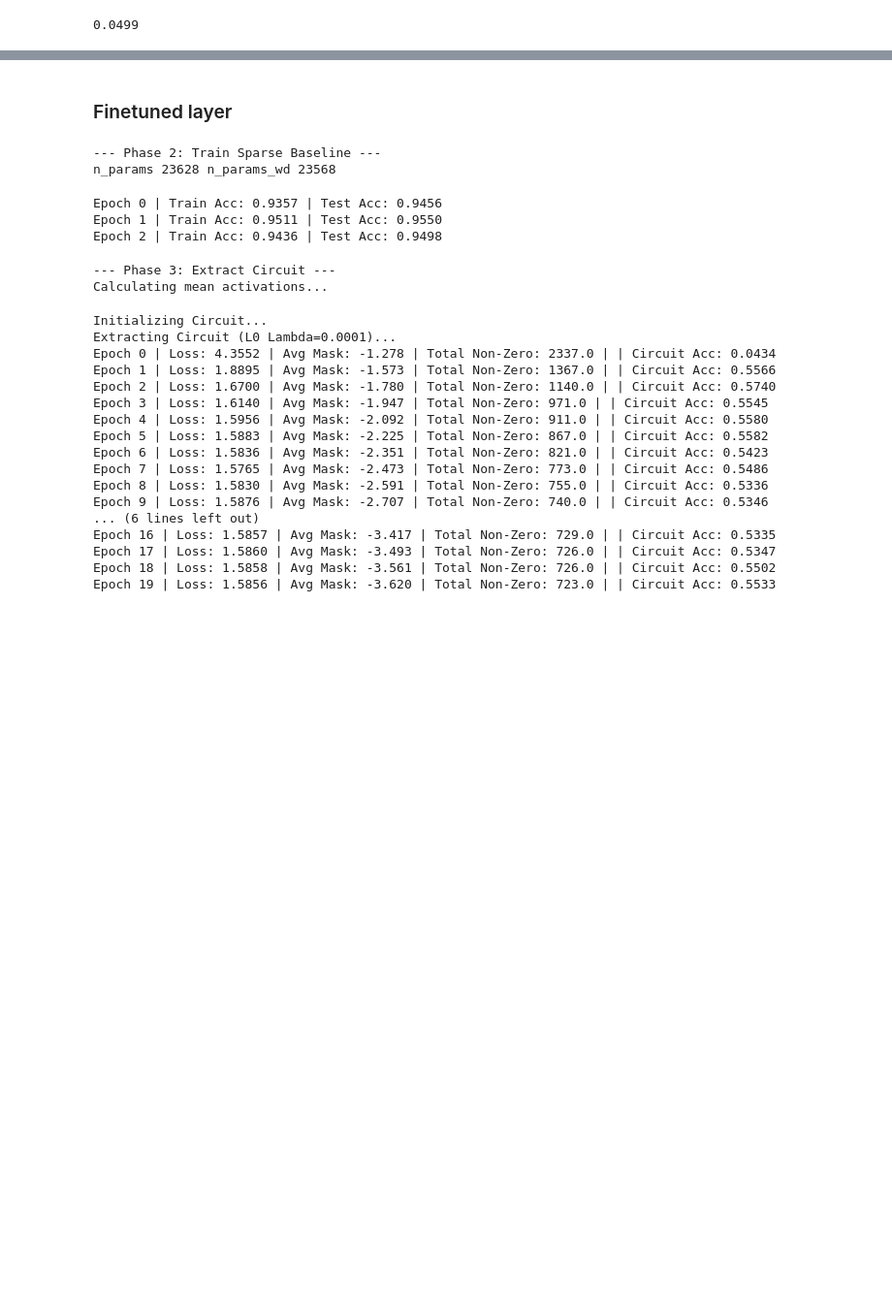
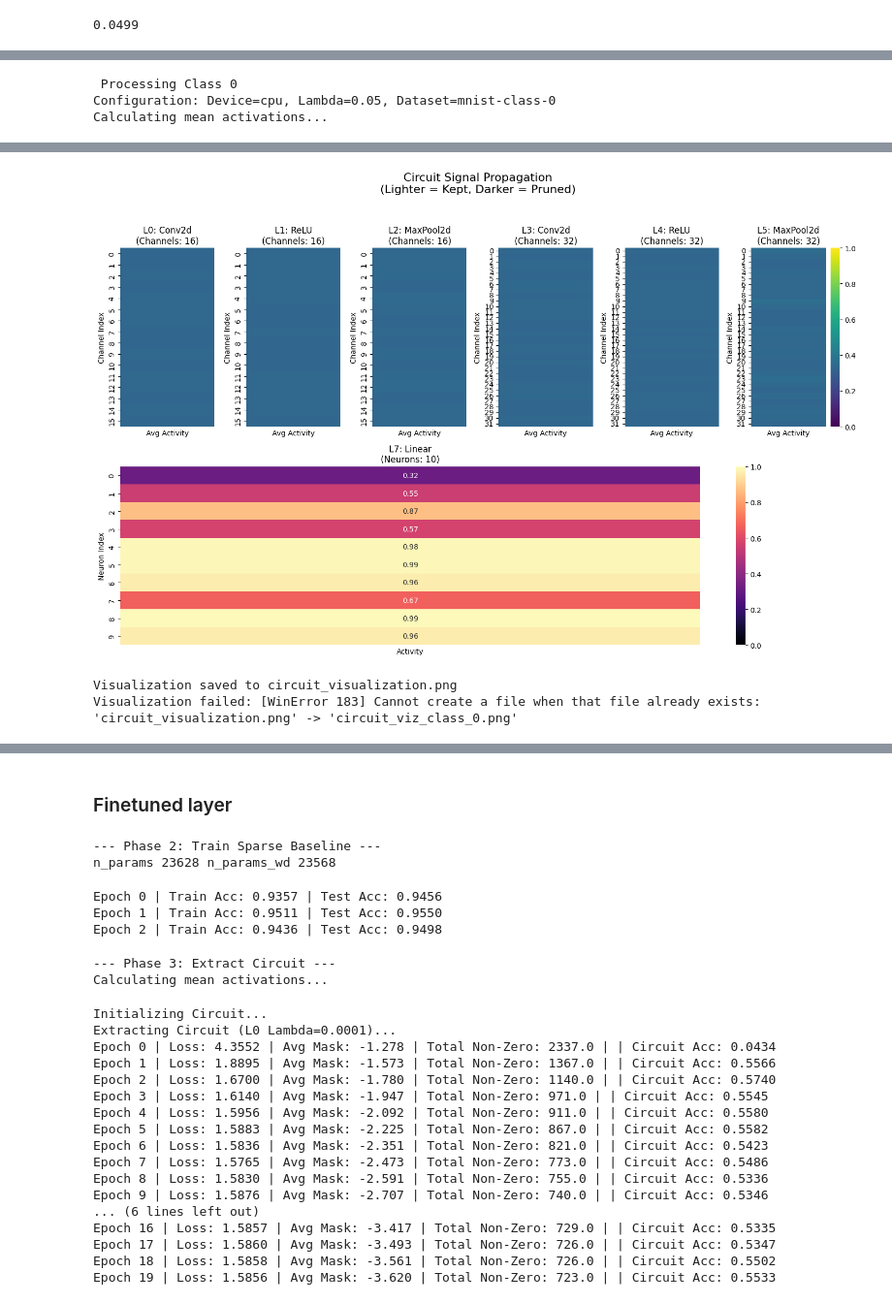
Before and after one commit to cabbage-patch69/Mechanistic-Interpretability, a Jupyter notebook: circuits.ipynb, the cells around one changed output, grey strips where cells are left out. Shown at 97% size. Drawn from its saved outputs; the diff is of its cells as text; code cells hidden in the pictures; blank space fills up the shorter version.

```diff
--- a/circuits.ipynb
+++ b/circuits.ipynb
@@ -167,0 +125,47 @@ RuntimeError: mean(): could not infer output dtype. Input dtype must be either a
+# %%
+def run_class_circuit(class_idx: int, model, epochs=9, l0_lambda=0.05):
+    """
+    Extracts and visualizes a circuit for a specific target class (0-9).
+    """
+    print(f" Processing Class {class_idx} ")
+
+    # 1. Setup Configuration for specific class
+    ds_name = f"mnist-class-{class_idx}"
+    device = torch.device("cuda" if torch.cuda.is_available() else "cpu")
+
+    print(f"Configuration: Device={device}, Lambda={l0_lambda}, Dataset={ds_name}")
+
+    # 2. Extract Circuit
+    circuit = train.extract_circuit(
+        model=model,
+        lr=1e-3,
+        b1=0.9, b2=0.999,
+        ds_name=ds_name,
+        eps=1e-8,
+        epochs=epochs,
+        device=device,
+        l0_lambda=l0_lambda,
+        seed=42
+    )
+
+    # 3. Visualize
+    print(f"\n--- Visualizing Circuit for Class {class_idx} ---")
+
+    try:
+        visualize_circuit_masks(circuit)
+
+        import os
+        if os.path.exists("circuit_visualization.png"):
+            os.rename("circuit_visualization.png", f"circuit_viz_class_{class_idx}.png")
+            print(f"Saved visualization to: circuit_viz_class_{class_idx}.png")
+
+    except Exception as e:
+        print(f"Visualization failed: {e}")
+
+    return circuit
+# %%
+circuit_0 = run_class_circuit(0, model)
+# %% [output]
+ Processing Class 0
+Configuration: Device=cpu, Lambda=0.05, Dataset=mnist-class-0
+Calculating mean activations...
@@ -167,0 +185,3 @@ RuntimeError: mean(): could not infer output dtype. Input dtype must be either a
+[figure, added]
+Visualization saved to circuit_visualization.png
+Visualization failed: [WinError 183] Cannot create a file when that file already exists: 'circuit_visualization.png' -> 'circuit_viz_class_0.png'
```
Also changed, not shown: parts of 17 cells of this notebook, 5 other files.
